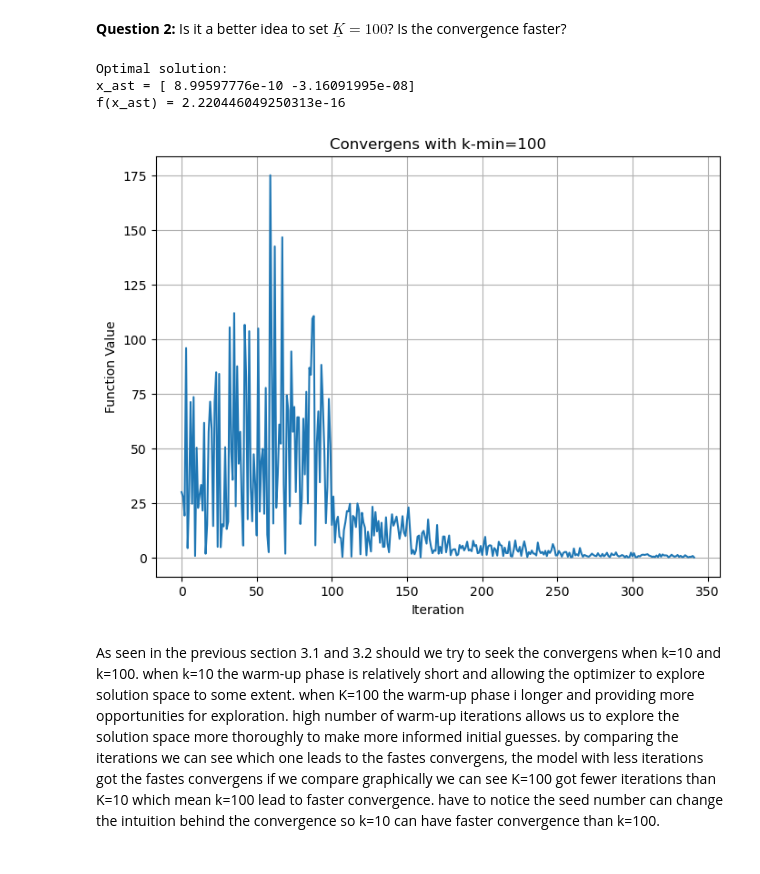
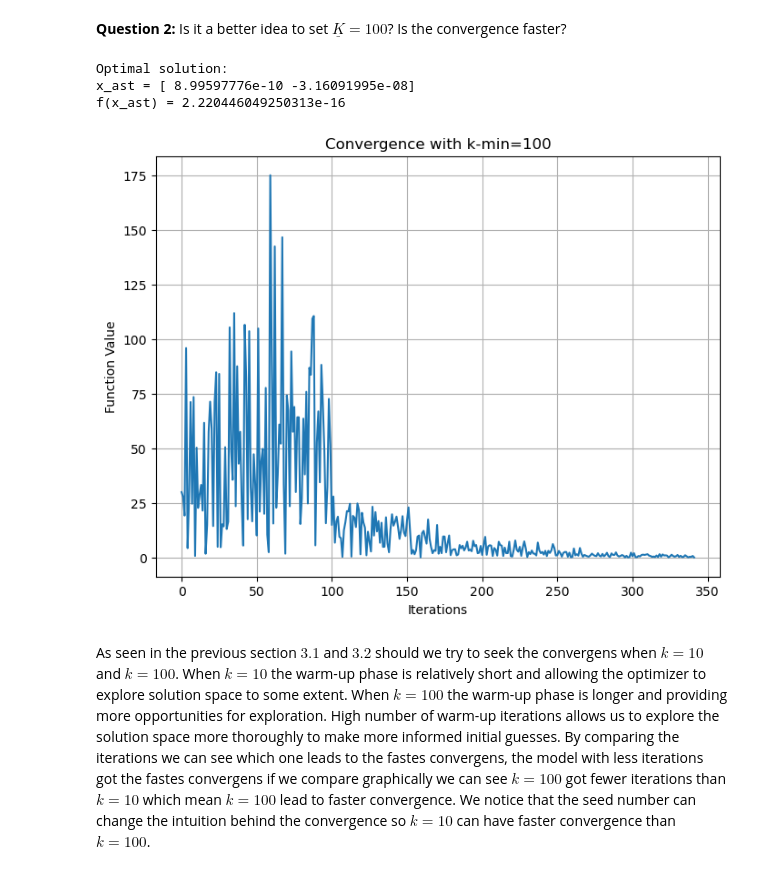
Before and after one commit to NumEconCopenhagen/projects-2023-git, a Jupyter notebook: Exam project/Exam_2023_Git.ipynb, the cells around one changed output. Saved outputs shown, nothing was run; the diff lists cells and outputs as text; code cells hidden in the pictures.

```diff
--- a/Exam project/Exam_2023_Git.ipynb
+++ b/Exam project/Exam_2023_Git.ipynb
@@ -959,6 +982,7 @@ f(x_ast) = 0.0
 # %% [markdown]
 **Question 2:** Is it a better idea to set $\underline{K} = 100$? Is the convergence faster?
 # %%
+# Define optimizer function
 def refined_global_optimizer(bounds, tau, K_warmup, K_max, seed=None):
     if seed is not None:
         np.random.seed(seed)
@@ -967,15 +991,18 @@ def refined_global_optimizer(bounds, tau, K_warmup, K_max, seed=None):
     x_ast_val = None
     f_hist = []
 
+    # Iterate
     for k in range(K_max):
         x_k = np.random.uniform(bounds[0], bounds[1], size=2)
 
+        # Warm-up or refinement
         if k >= K_warmup:
             chi_k = 0.5 * 2 / (1 + np.exp((k - K_warmup) / 100))
             x_k0 = chi_k * x_k + (1 - chi_k) * x_ast if x_ast is not None else x_k
         else:
             x_k0 = x_k
 
+        # Minimize Griewank
         res = opt.minimize(griewank, x_k0, method='BFGS', tol=tau)
         f_hist.append(res.fun)
 
@@ -985,35 +1012,36 @@ def refined_global_optimizer(bounds, tau, K_warmup, K_max, seed=None):
 
         if x_ast_val < tau:
             break
 
     return x_ast, f_hist
 
 # Settings
 bounds = [-600, 600]
 tau = 1e-8
 K_warmup = 100
 K_max = 1000
 seed = 123
 
 # Run optimizer
 x_ast, f_hist = refined_global_optimizer(bounds, tau, K_warmup, K_max, seed=seed)
 
+# Print results
 print("Optimal solution:")
 print("x_ast =", x_ast)
 print("f(x_ast) =", griewank(x_ast))
 
 # Plot history of function values
 plt.figure(figsize=(8, 6))
 plt.plot(f_hist)
-plt.xlabel('Iteration')
+plt.xlabel('Iterations')
 plt.ylabel('Function Value')
-plt.title('Convergens with k-min=100')
+plt.title('Convergence with k-min=100')
 plt.grid(True)
 plt.show()
 # %% [output]
 Optimal solution:
 x_ast = [ 8.99597776e-10 -3.16091995e-08]
 f(x_ast) = 2.220446049250313e-16
-[figure, old version]
+[figure, new version]
 # %% [markdown]
-As seen in the previous section 3.1 and 3.2 should we try to seek the convergens when k=10 and k=100. when k=10 the warm-up phase is relatively short and allowing the optimizer to explore solution space to some extent. when K=100 the warm-up phase i longer and providing more opportunities for exploration. high number of warm-up iterations allows us to explore the solution space more thoroughly to make more informed initial guesses. by comparing the iterations we can see which one leads to the fastes convergens, the model with less iterations got the fastes convergens if we compare graphically we can see K=100 got fewer iterations than K=10 which mean k=100 lead to faster convergence. have to notice the seed number can change the intuition behind the convergence so k=10 can have faster convergence than k=100.
+As seen in the previous section $3.1$ and $3.2$ should we try to seek the convergens when $k=10$ and $k=100$. When $k=10$ the warm-up phase is relatively short and allowing the optimizer to explore solution space to some extent. When $k=100$ the warm-up phase is longer and providing more opportunities for exploration. High number of warm-up iterations allows us to explore the solution space more thoroughly to make more informed initial guesses. By comparing the iterations we can see which one leads to the fastes convergens, the model with less iterations got the fastes convergens if we compare graphically we can see $k=100$ got fewer iterations than $k=10$ which mean $k=100$ lead to faster convergence. We notice that the seed number can change the intuition behind the convergence so $k=10$ can have faster convergence than $k=100$.
```
Also changed, not shown: parts of 14 cells of this notebook.
